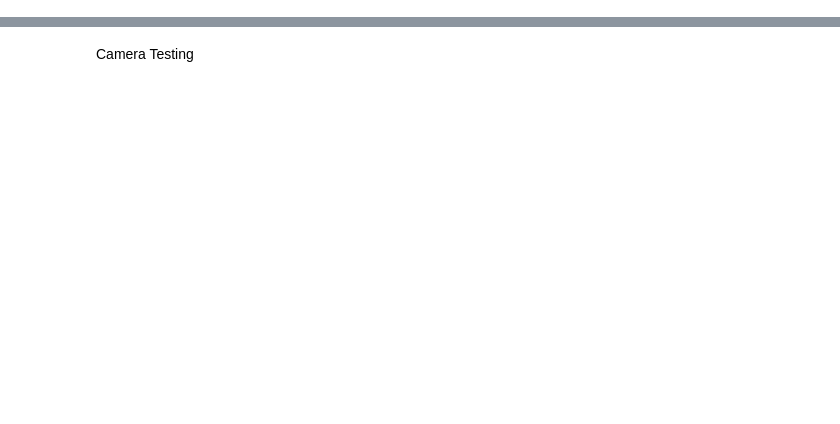
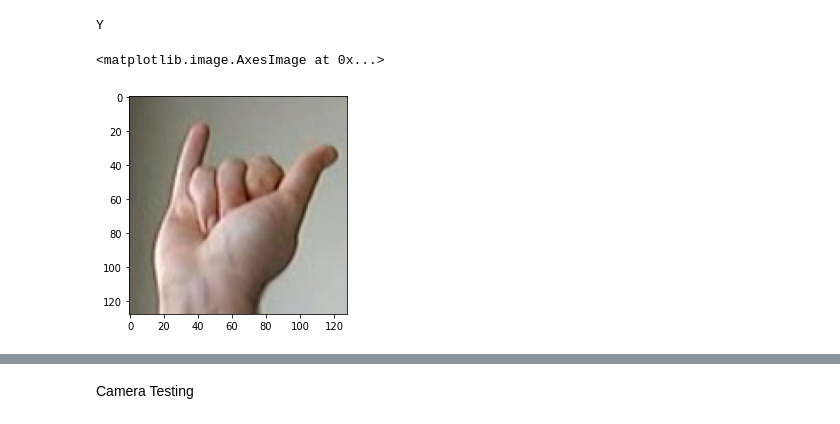
Before and after one commit to donggrant/sign-language-interface, a Jupyter notebook: transfer_learning.ipynb, the cells around one changed output, grey strips where cells are left out. Cells and saved outputs as stored; diff of their text form; code cells hidden in the pictures; blank space fills up the shorter version.

```diff
--- a/transfer_learning.ipynb
+++ b/transfer_learning.ipynb
@@ -65,3 +98,13 @@ len(X), len(y)
+# %%
+images, lables = list(zip(*[item for perms in tup_list for item in perms]))
+X = np.asarray(images)
+y = np.asarray(lables)
+print(y[-1])
+plt.imshow(X[-1])
+# %% [output]
+Y
+<matplotlib.image.AxesImage at 0x...>
+[figure, added]
 # %%
 from sklearn import preprocessing
 le = preprocessing.LabelEncoder()
```
Also changed, not shown: parts of 17 cells of this notebook.
